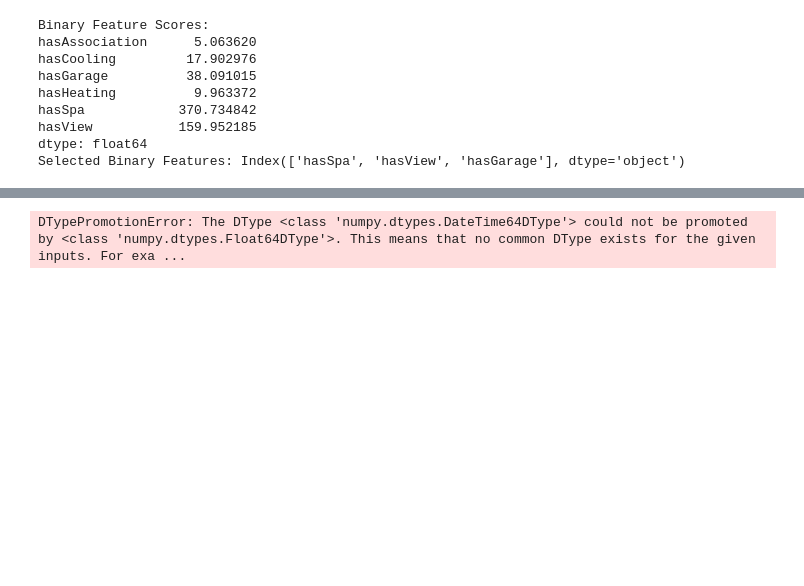
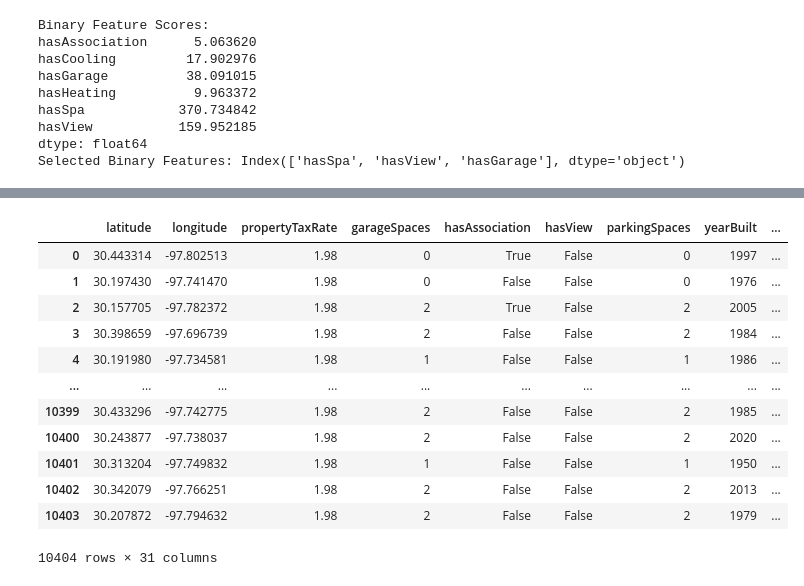
Before and after one commit to Shahahaha11/LION_DEN, a Jupyter notebook: trial_DATA_CLEANING.ipynb, the cells around one changed output, grey strips where cells are left out. Cells and saved outputs as stored; diff of their text form; code cells hidden in the pictures; blank space fills up the shorter version.

Commit message:
feature selection GA

```diff
--- a/trial_DATA_CLEANING.ipynb
+++ b/trial_DATA_CLEANING.ipynb
@@ -548,20 +502,19 @@ MORTGAGE30US                         float64
 MEDLISPRIPERSQUFEE12420                int64
 latestPrice_log                      float64
 dtype: object
-# %%
-from sklearn.ensemble import RandomForestRegressor
-
-# Fit Random Forest
-model = RandomForestRegressor()
-model.fit(X_train, y_train)
-
-# Get feature importances
-importances = model.feature_importances_
-
-# Select the top 70% of features based on importances
-num_features = int(0.7 * len(importances))
-top_idx = importances.argsort()[-num_features:]
-top_features = X_train.columns[top_idx]
-print("Top 70% features:", top_features)
-# %% [output]
-DTypePromotionError: The DType <class 'numpy.dtypes.DateTime64DType'> could not be promoted by <class 'numpy.dtypes.Float64DType'>. This means that no common DType exists for the given inputs. For exa ...
+# %%
+X_train
+# %% [output]
+|  | latitude | longitude | propertyTaxRate | garageSpaces | hasAssociation | hasView | parkingSpaces | yearBuilt | ... |
+| 0 | 30.443314 | -97.802513 | 1.98 | 0 | True | False | 0 | 1997 | ... |
+| 1 | 30.197430 | -97.741470 | 1.98 | 0 | False | False | 0 | 1976 | ... |
+| 2 | 30.157705 | -97.782372 | 1.98 | 2 | True | False | 2 | 2005 | ... |
+| 3 | 30.398659 | -97.696739 | 1.98 | 2 | False | False | 2 | 1984 | ... |
+| 4 | 30.191980 | -97.734581 | 1.98 | 1 | False | False | 1 | 1986 | ... |
+| ... | ... | ... | ... | ... | ... | ... | ... | ... | ... |
+| 10399 | 30.433296 | -97.742775 | 1.98 | 2 | False | False | 2 | 1985 | ... |
+| 10400 | 30.243877 | -97.738037 | 1.98 | 2 | False | False | 2 | 2020 | ... |
+| 10401 | 30.313204 | -97.749832 | 1.98 | 1 | False | False | 1 | 1950 | ... |
+| 10402 | 30.342079 | -97.766251 | 1.98 | 2 | False | False | 2 | 2013 | ... |
+| 10403 | 30.207872 | -97.794632 | 1.98 | 2 | False | False | 2 | 1979 | ... |
+10404 rows × 31 columns
```
Also changed, not shown: parts of 23 cells of this notebook.
